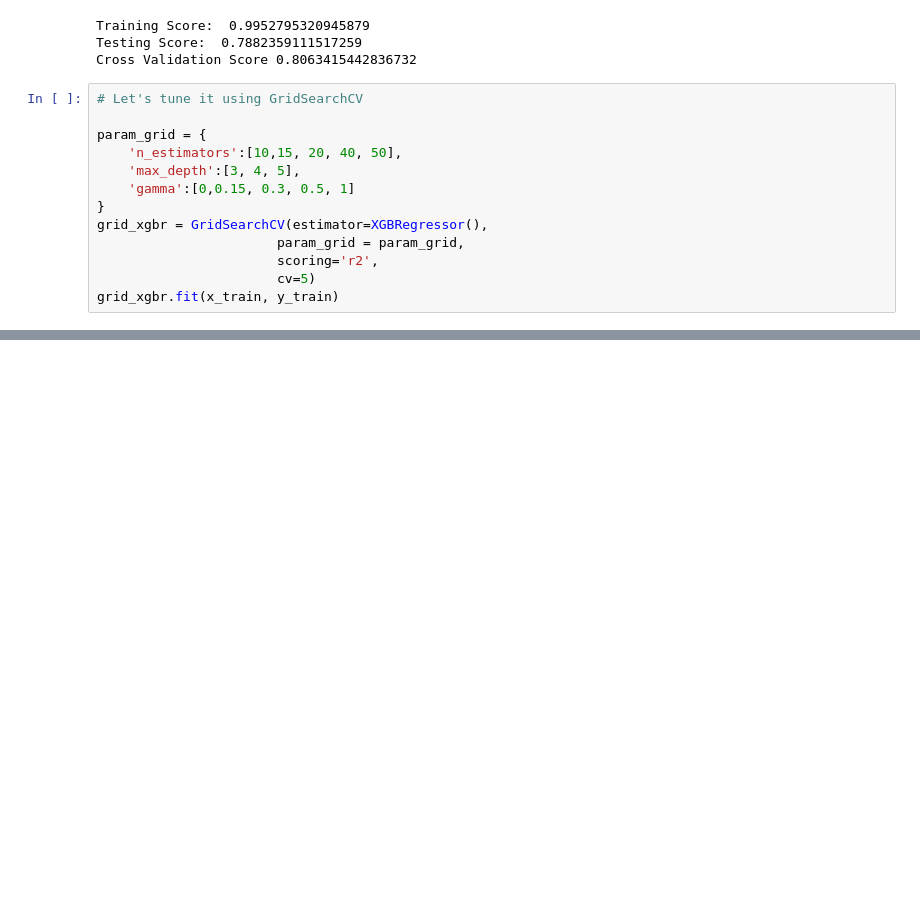
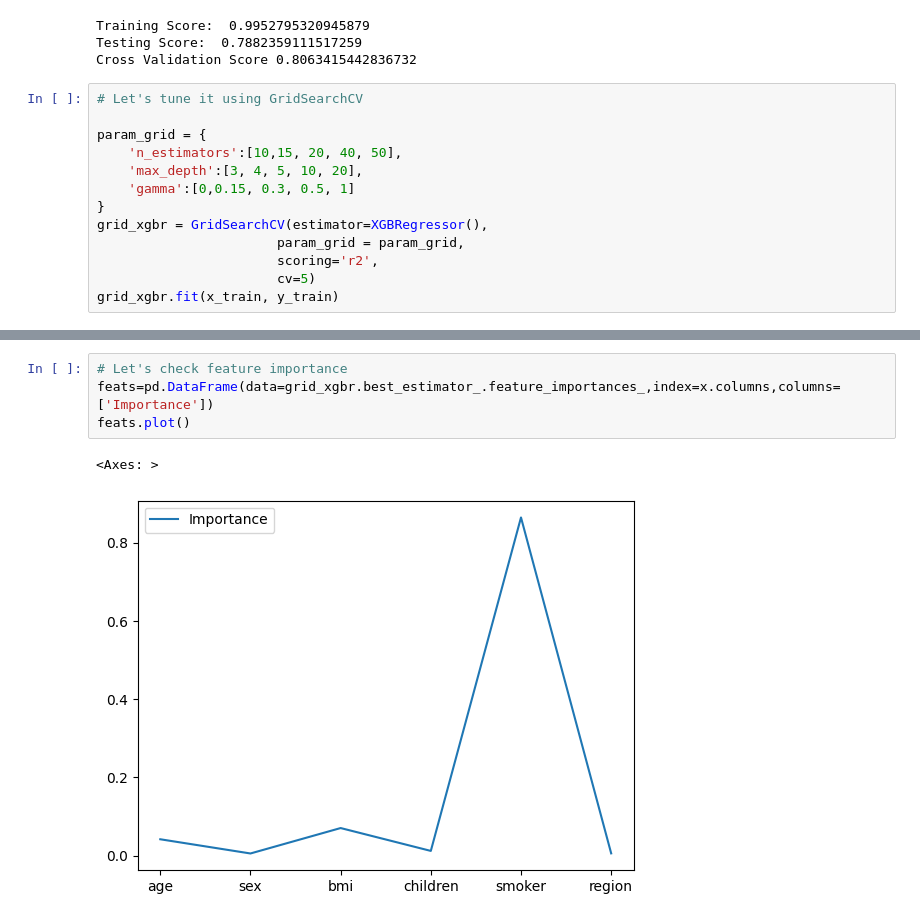
Before and after one commit to rizz045/Medical-Insurance-Price-Prediction-using-Machine-Learning, a Jupyter notebook: Medical_insurance_price_prediction_using_ML.ipynb, the cells around one changed output, grey strips where cells are left out. Drawn from its saved outputs; the diff is of its cells as text; blank space fills up the shorter version.

```diff
--- a/Medical_insurance_price_prediction_using_ML.ipynb
+++ b/Medical_insurance_price_prediction_using_ML.ipynb
@@ -434,7 +432,7 @@ Cross Validation Score 0.8063415442836732
 
 param_grid = {
     'n_estimators':[10,15, 20, 40, 50],
-    'max_depth':[3, 4, 5],
+    'max_depth':[3, 4, 5, 10, 20],
     'gamma':[0,0.15, 0.3, 0.5, 1]
 }
 grid_xgbr = GridSearchCV(estimator=XGBRegressor(),
@@ -462,0 +486,7 @@ GridSearchCV(cv=5,
+# %%
+# Let's check feature importance
+feats=pd.DataFrame(data=grid_xgbr.best_estimator_.feature_importances_,index=x.columns,columns=['Importance'])
+feats.plot()
+# %% [output]
+<Axes: >
+[figure, added]
```
Also changed, not shown: parts of 13 cells of this notebook.
